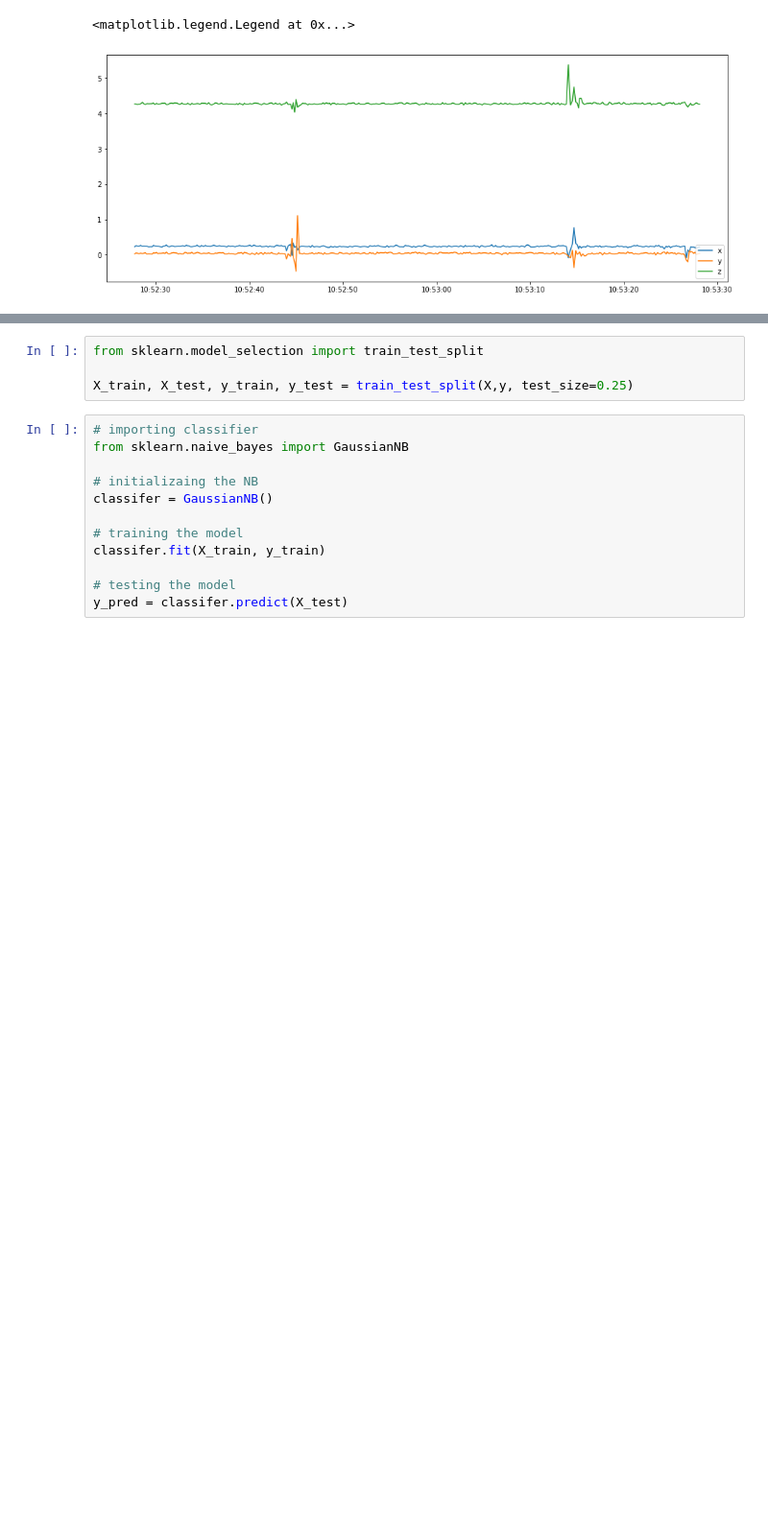
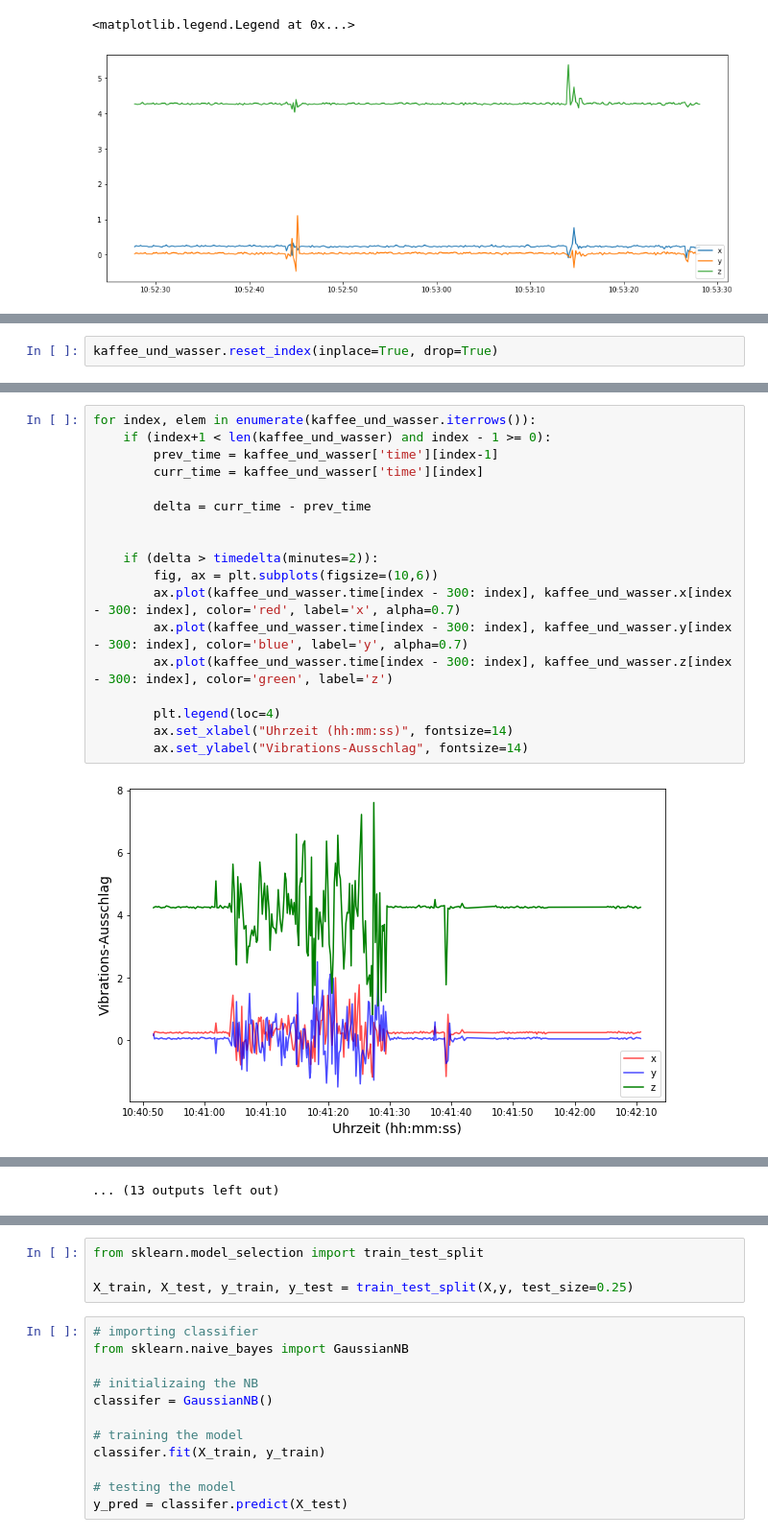
Before and after one commit to juliansaar/Innoprojekt, a Jupyter notebook: Kaffee_Zustandserkennung.ipynb, the cells around one changed output, grey strips where cells are left out. Shown at 96% size. Drawn from its saved outputs; the diff is of its cells as text; blank space fills up the shorter version.

```diff
--- a/Kaffee_Zustandserkennung.ipynb
+++ b/Kaffee_Zustandserkennung.ipynb
@@ -204,0 +250,2 @@ df.head()
+# %%
+kaffee_und_wasser.reset_index(inplace=True, drop=True)
@@ -204,0 +281,20 @@ df.head()
+# %%
+for index, elem in enumerate(kaffee_und_wasser.iterrows()):
+    if (index+1 < len(kaffee_und_wasser) and index - 1 >= 0):
+        prev_time = kaffee_und_wasser['time'][index-1]
+        curr_time = kaffee_und_wasser['time'][index]
+
+        delta = curr_time - prev_time
+
+
+    if (delta > timedelta(minutes=2)):
+        fig, ax = plt.subplots(figsize=(10,6))
+        ax.plot(kaffee_und_wasser.time[index - 300: index], kaffee_und_wasser.x[index - 300: index], color='red', label='x', alpha=0.7)
+        ax.plot(kaffee_und_wasser.time[index - 300: index], kaffee_und_wasser.y[index - 300: index], color='blue', label='y', alpha=0.7)
+        ax.plot(kaffee_und_wasser.time[index - 300: index], kaffee_und_wasser.z[index - 300: index], color='green', label='z')
+
+        plt.legend(loc=4)
+        ax.set_xlabel("Uhrzeit (hh:mm:ss)", fontsize=14)
+        ax.set_ylabel("Vibrations-Ausschlag", fontsize=14)
+# %% [output]
+[figure, added]
@@ -205 +312,2 @@ df.head()
+... (13 outputs left out)
 # %%
```
Also changed, not shown: parts of 19 cells of this notebook.
